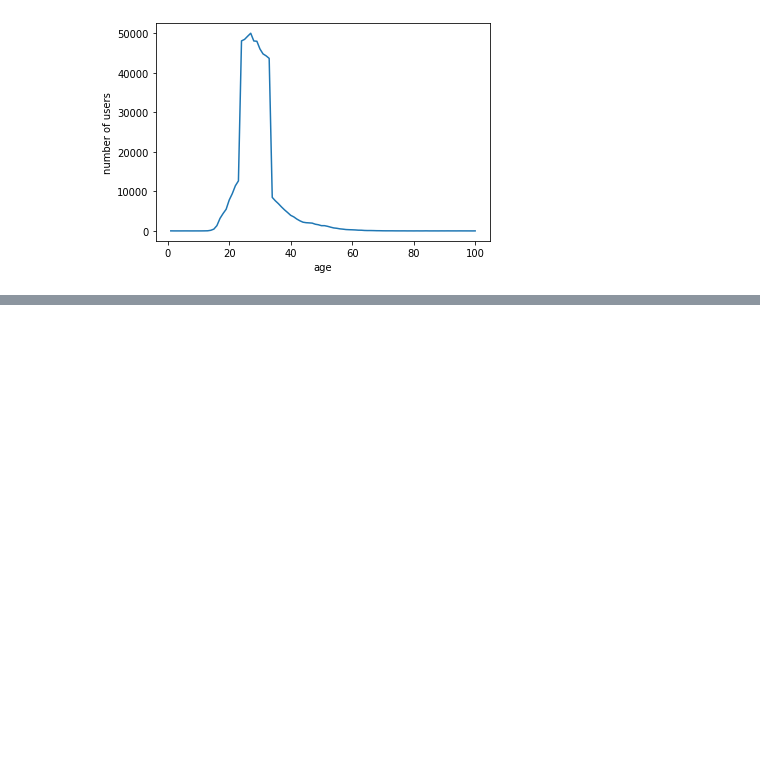
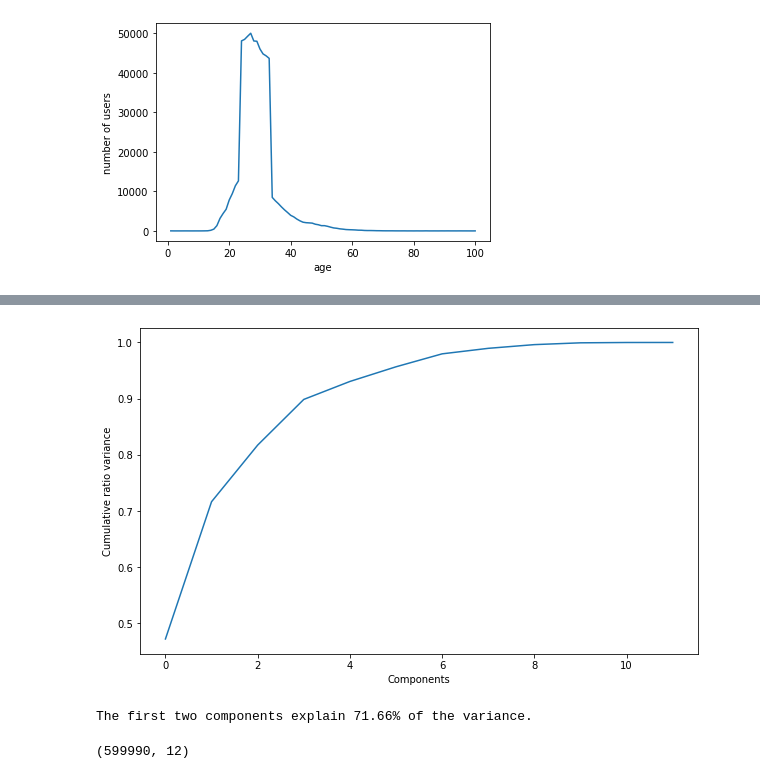
Before and after one commit to bmensah/springboard, a Jupyter notebook: capstone2/churn_analysis/capstone2_notebooks/Capstone2_EDA.ipynb, the cells around one changed output, grey strips where cells are left out. Drawn from its saved outputs; the diff is of its cells as text; code cells hidden in the pictures; blank space fills up the shorter version.

```diff
--- a/capstone2/churn_analysis/capstone2_notebooks/Capstone2_EDA.ipynb
+++ b/capstone2/churn_analysis/capstone2_notebooks/Capstone2_EDA.ipynb
@@ -210,0 +271,15 @@ Index(['msno', 'transaction_date', 'is_churn', 'payment_method_id',
+# %%
+# Remove features that cannot be used for PCA; i.e. no features that are not naturally numerical
+remove = ["msno", "transaction_date", "is_churn", "payment_method_id", "is_auto_renew",
+         "membership_expire_date", "is_cancel", "city", "gender", "registered_via",
+         "registration_init_time"]
+
+scaled_data = data.drop(remove, axis=1)
+columns = scaled_data.columns
+
+# scale data
+scaled_data = scale(scaled_data)
+# %%
+# confirm the mean of scaled data is 0, and the standard deviation is 1
+scaled_data_df = pd.DataFrame(scaled_data, columns=columns)
+scaled_data_df.mean()
@@ -210,0 +325,23 @@ Index(['msno', 'transaction_date', 'is_churn', 'payment_method_id',
+# %%
+# Calculate the primary components
+data_PCA = PCA().fit(scaled_data_df)
+# %%
+# Plot the cumulative sum of the primary components
+plt.subplots(figsize=(10,6))
+plt.plot(data_PCA.explained_variance_ratio_.cumsum())
+plt.xlabel("Components")
+plt.ylabel("Cumulative ratio variance")
+plt.show();
+# %% [output]
+[figure, added]
+# %%
+pc_var = 100 * data_PCA.explained_variance_ratio_.cumsum()[1]
+print("The first two components explain {:.2f}% of the variance.".format(pc_var))
+# %% [output]
+The first two components explain 71.66% of the variance.
+# %%
+# Apply PCA transformation to data
+transformed_data = data_PCA.transform(scaled_data_df)
+transformed_data.shape
+# %% [output]
+(599990, 12)
```
Also changed, not shown: parts of 27 cells of this notebook.
